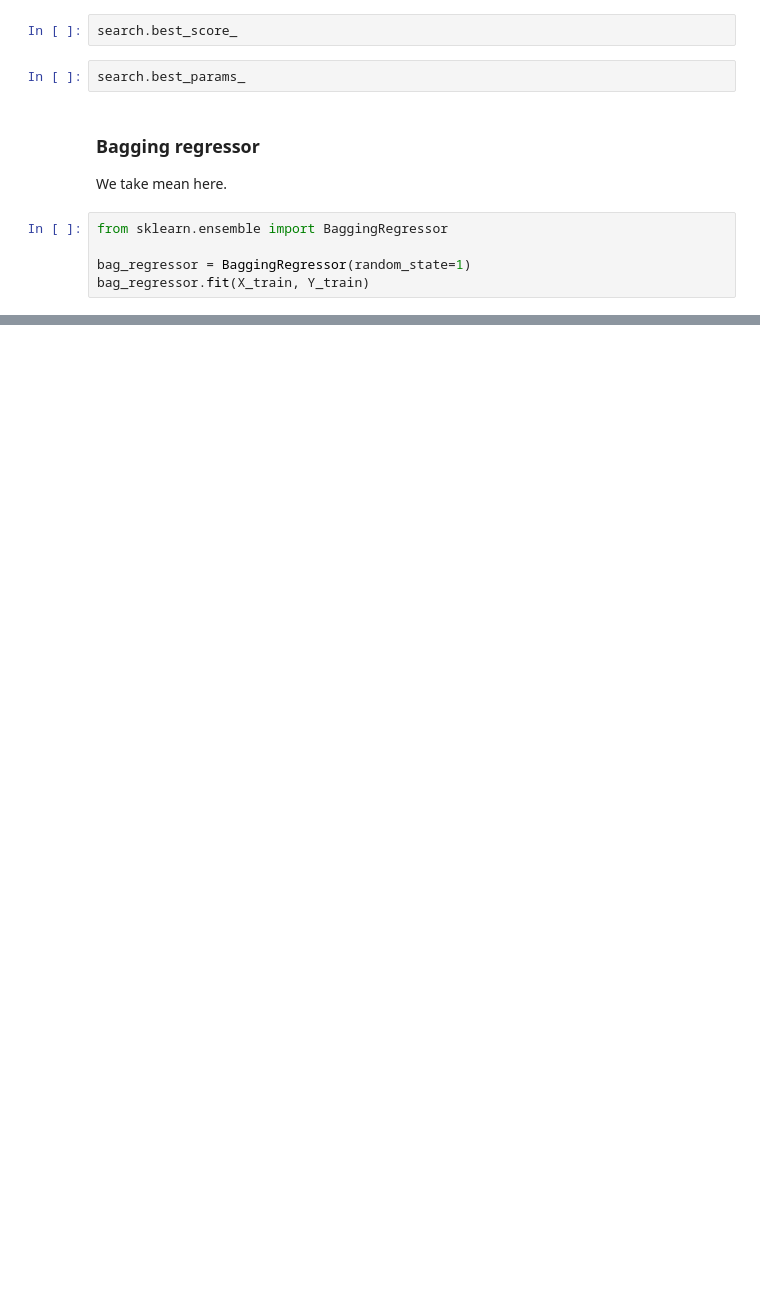
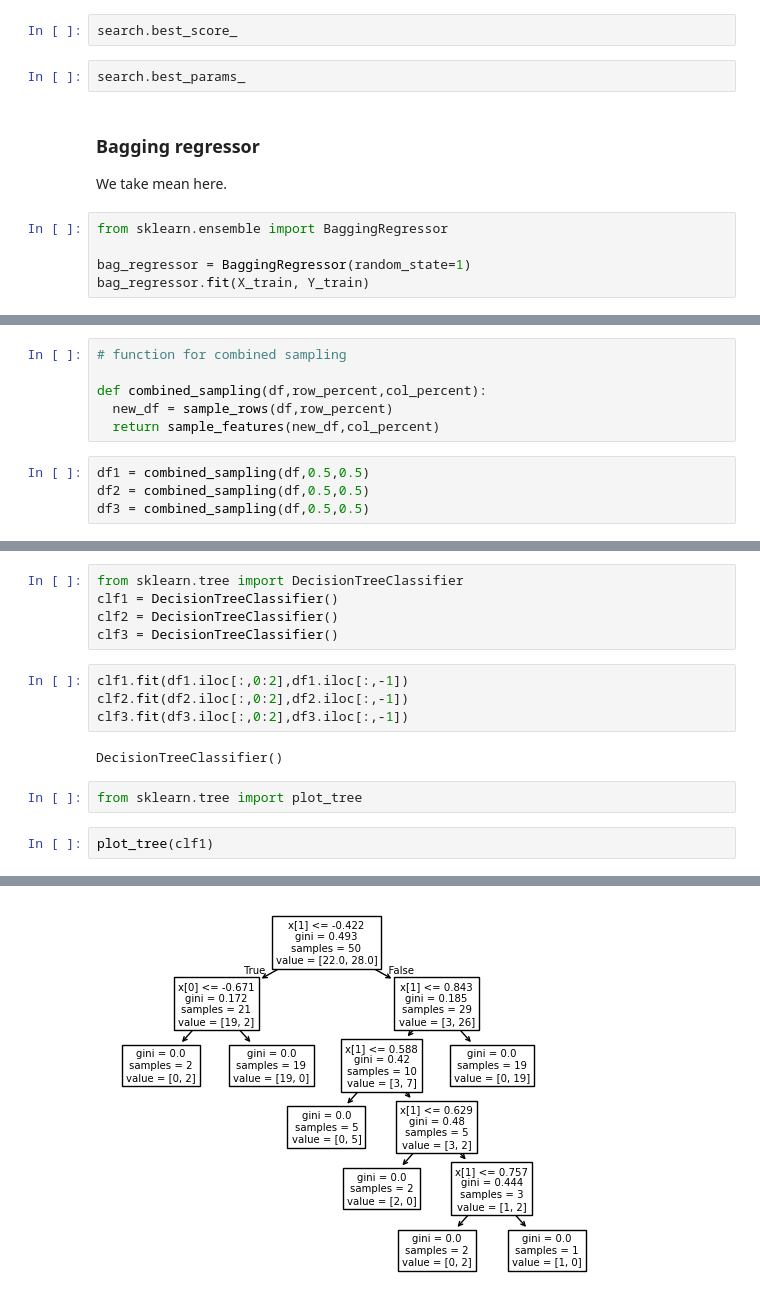
Before and after one commit to Avit-hodibu/Ensemble_learning, a Jupyter notebook: Ensemble_learning.ipynb, the cells around one changed output, grey strips where cells are left out. Saved outputs shown, nothing was run; the diff lists cells and outputs as text; blank space fills up the shorter version.

```diff
--- a/Ensemble_learning.ipynb
+++ b/Ensemble_learning.ipynb
@@ -504,0 +553,10 @@ bag_regressor.fit(X_train, Y_train)
+# %%
+# function for combined sampling
+
+def combined_sampling(df,row_percent,col_percent):
+  new_df = sample_rows(df,row_percent)
+  return sample_features(new_df,col_percent)
+# %%
+df1 = combined_sampling(df,0.5,0.5)
+df2 = combined_sampling(df,0.5,0.5)
+df3 = combined_sampling(df,0.5,0.5)
@@ -504,0 +587,16 @@ bag_regressor.fit(X_train, Y_train)
+# %%
+from sklearn.tree import DecisionTreeClassifier
+clf1 = DecisionTreeClassifier()
+clf2 = DecisionTreeClassifier()
+clf3 = DecisionTreeClassifier()
+# %%
+clf1.fit(df1.iloc[:,0:2],df1.iloc[:,-1])
+clf2.fit(df2.iloc[:,0:2],df2.iloc[:,-1])
+clf3.fit(df3.iloc[:,0:2],df3.iloc[:,-1])
+# %% [output]
+DecisionTreeClassifier()
+# %%
+from sklearn.tree import plot_tree
+# %%
+plot_tree(clf1)
+# %% [output]
@@ -504,0 +618 @@ bag_regressor.fit(X_train, Y_train)
+[figure, added]
```
Also changed, not shown: parts of 11 cells of this notebook.
